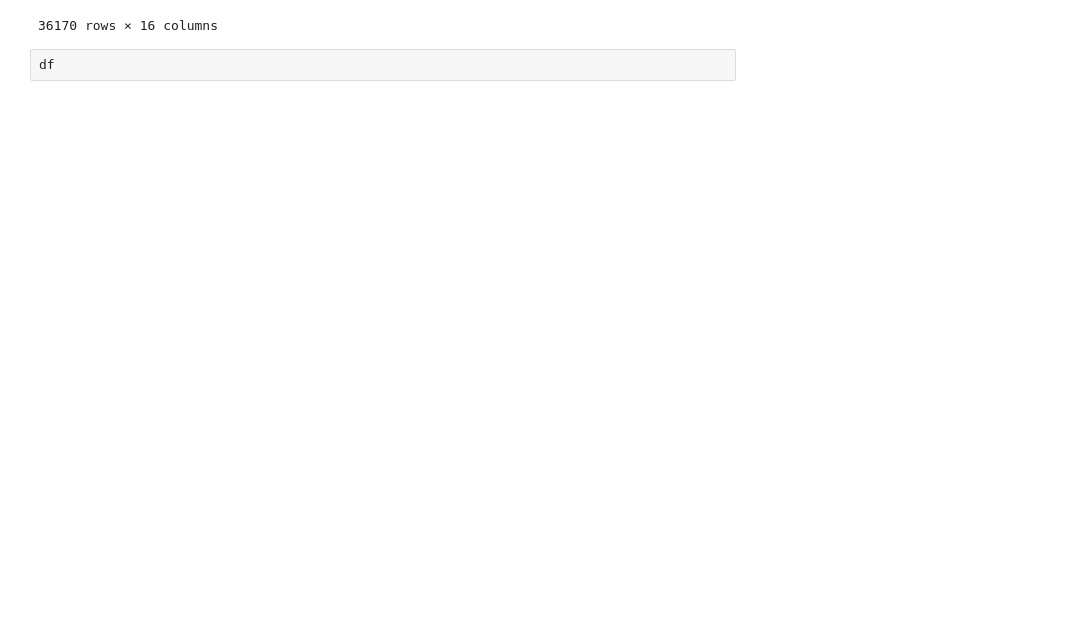
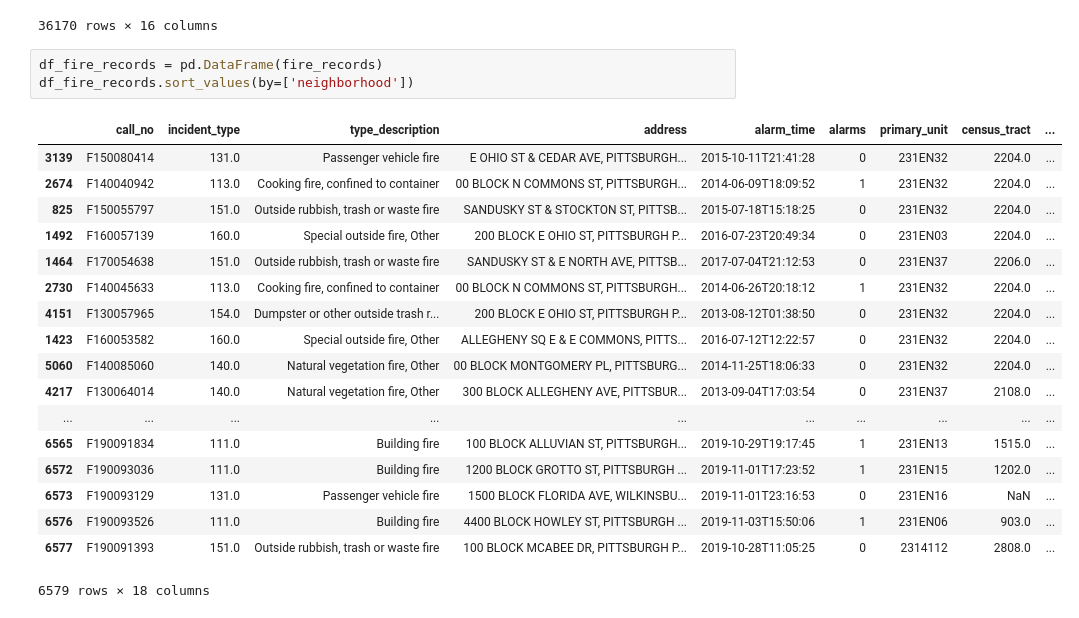
Before and after one commit to jcm155/big_ideas_final_project, a Jupyter notebook: Final-project.ipynb, the cells around one changed output. Cells and saved outputs as stored; diff of their text form; blank space fills up the shorter version.

```diff
--- a/Final-project.ipynb
+++ b/Final-project.ipynb
@@ -67,5 +67,25 @@ df_arrest_records.sort_values(by=['INCIDENTNEIGHBORHOOD'])
 | 36113 | 2020459 | 19220662 | 56.0 | M | W | 2019-10-29T09:48:00 | Zone 1 | 3304 Criminal Mischief. / 3127(a)... | Zone 1 | ... |
 | 36153 | 2020539 | 19155366 | 12.0 | M | U | 2019-10-30T11:33:00 | Zone 2 | 3126(a)(2) Indecent assault by fo... | Zone 1 | ... |
 36170 rows × 16 columns
-# %%
-df
+# %%
+df_fire_records = pd.DataFrame(fire_records)
+df_fire_records.sort_values(by=['neighborhood'])
+# %% [output]
+|  | call_no | incident_type | type_description | address | alarm_time | alarms | primary_unit | census_tract | ... |
+| 3139 | F150080414 | 131.0 | Passenger vehicle fire | E OHIO ST & CEDAR AVE, PITTSBURGH... | 2015-10-11T21:41:28 | 0 | 231EN32 | 2204.0 | ... |
+| 2674 | F140040942 | 113.0 | Cooking fire, confined to container | 00 BLOCK N COMMONS ST, PITTSBURGH... | 2014-06-09T18:09:52 | 1 | 231EN32 | 2204.0 | ... |
+| 825 | F150055797 | 151.0 | Outside rubbish, trash or waste fire | SANDUSKY ST & STOCKTON ST, PITTSB... | 2015-07-18T15:18:25 | 0 | 231EN32 | 2204.0 | ... |
+| 1492 | F160057139 | 160.0 | Special outside fire, Other | 200 BLOCK E OHIO ST, PITTSBURGH P... | 2016-07-23T20:49:34 | 0 | 231EN03 | 2204.0 | ... |
+| 1464 | F170054638 | 151.0 | Outside rubbish, trash or waste fire | SANDUSKY ST & E NORTH AVE, PITTSB... | 2017-07-04T21:12:53 | 0 | 231EN37 | 2206.0 | ... |
+| 2730 | F140045633 | 113.0 | Cooking fire, confined to container | 00 BLOCK N COMMONS ST, PITTSBURGH... | 2014-06-26T20:18:12 | 1 | 231EN32 | 2204.0 | ... |
+| 4151 | F130057965 | 154.0 | Dumpster or other outside trash r... | 200 BLOCK E OHIO ST, PITTSBURGH P... | 2013-08-12T01:38:50 | 0 | 231EN32 | 2204.0 | ... |
+| 1423 | F160053582 | 160.0 | Special outside fire, Other | ALLEGHENY SQ E & E COMMONS, PITTS... | 2016-07-12T12:22:57 | 0 | 231EN32 | 2204.0 | ... |
+| 5060 | F140085060 | 140.0 | Natural vegetation fire, Other | 00 BLOCK MONTGOMERY PL, PITTSBURG... | 2014-11-25T18:06:33 | 0 | 231EN32 | 2204.0 | ... |
+| 4217 | F130064014 | 140.0 | Natural vegetation fire, Other | 300 BLOCK ALLEGHENY AVE, PITTSBUR... | 2013-09-04T17:03:54 | 0 | 231EN37 | 2108.0 | ... |
+| ... | ... | ... | ... | ... | ... | ... | ... | ... | ... |
+| 6565 | F190091834 | 111.0 | Building fire | 100 BLOCK ALLUVIAN ST, PITTSBURGH... | 2019-10-29T19:17:45 | 1 | 231EN13 | 1515.0 | ... |
+| 6572 | F190093036 | 111.0 | Building fire | 1200 BLOCK GROTTO ST, PITTSBURGH ... | 2019-11-01T17:23:52 | 1 | 231EN15 | 1202.0 | ... |
+| 6573 | F190093129 | 131.0 | Passenger vehicle fire | 1500 BLOCK FLORIDA AVE, WILKINSBU... | 2019-11-01T23:16:53 | 0 | 231EN16 | NaN | ... |
+| 6576 | F190093526 | 111.0 | Building fire | 4400 BLOCK HOWLEY ST, PITTSBURGH ... | 2019-11-03T15:50:06 | 1 | 231EN06 | 903.0 | ... |
+| 6577 | F190091393 | 151.0 | Outside rubbish, trash or waste fire | 100 BLOCK MCABEE DR, PITTSBURGH P... | 2019-10-28T11:05:25 | 0 | 2314112 | 2808.0 | ... |
+6579 rows × 18 columns
```
